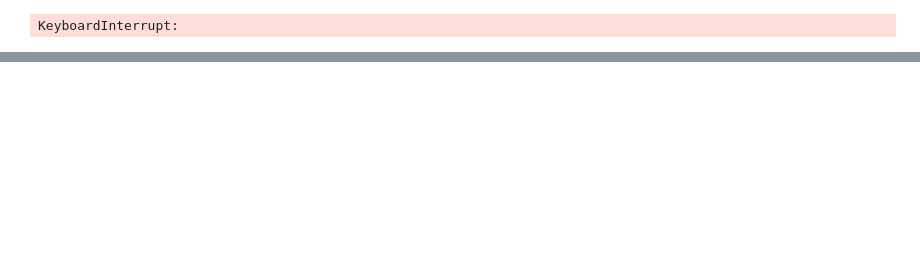
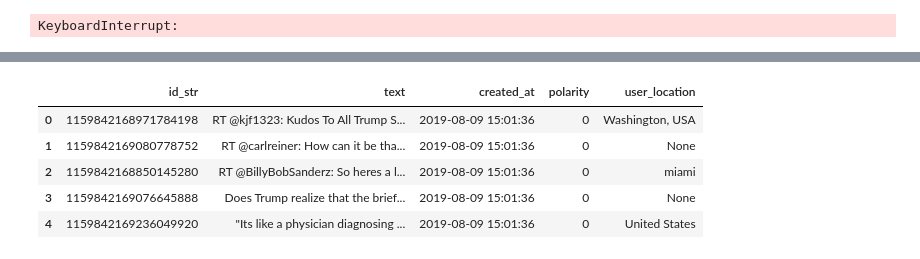
Before and after one commit to Chulong-Li/Real-time-Sentiment-Tracking-on-Twitter-for-Brand-Improvement-and-Trend-Recognition, a Jupyter notebook: Analysis_for_Topic_Trend.ipynb, the cells around one changed output, grey strips where cells are left out. Saved outputs shown, nothing was run; the diff lists cells and outputs as text; code cells hidden in the pictures; blank space fills up the shorter version.

```diff
--- a/Analysis_for_Topic_Trend.ipynb
+++ b/Analysis_for_Topic_Trend.ipynb
@@ -72,7 +74,10 @@ db_connection = mysql.connector.connect(
     database="TwitterDB",
     charset = 'utf8'
 )
-query = "SELECT id_str, text, created_at, polarity, user_location FROM {}  ".format(settings.TABLE_NAME)
+#query = "SELECT id_str, text, created_at, polarity, user_location FROM {}  ".format(settings.TABLE_NAME)
+timenow = (datetime.datetime.utcnow() - datetime.timedelta(hours=0, minutes=10)).strftime('%Y-%m-%d %H:%M:%S')
+query = "SELECT id_str, text, created_at, polarity, user_location FROM {} WHERE created_at >= '{}' ".format(settings.TABLE_NAME, timenow)
+
 df = pd.read_sql(query, con=db_connection)
 # UTC for date time at default
 df['created_at'] = pd.to_datetime(df['created_at'])
@@ -105,6 +110,17 @@ fdist = FreqDist(filtered_sent)
 fd = pd.DataFrame(fdist.most_common(25), columns = ["Word","Frequency"]).drop([0]).reindex()
 # Plot Bar chart
 fig = px.bar(fd, x="Word", y="Frequency")
+fig.update_traces(marker_color='rgb(240,128,128)', marker_line_color='rgb(8,48,107)',
+                  marker_line_width=1.5, opacity=0.8)
 fig.show()
 # %% [output]
 [interactive output not drawn]
+# %%
+df.head()
+# %% [output]
+|  | id_str | text | created_at | polarity | user_location |
+| 0 | 1159842168971784198 | RT @kjf1323: Kudos To All Trump S... | 2019-08-09 15:01:36 | 0 | Washington, USA |
+| 1 | 1159842169080778752 | RT @carlreiner: How can it be tha... | 2019-08-09 15:01:36 | 0 | None |
+| 2 | 1159842168850145280 | RT @BillyBobSanderz: So heres a l... | 2019-08-09 15:01:36 | 0 | miami |
+| 3 | 1159842169076645888 | Does Trump realize that the brief... | 2019-08-09 15:01:36 | 0 | None |
+| 4 | 1159842169236049920 | "Its like a physician diagnosing ... | 2019-08-09 15:01:36 | 0 | United States |
```
Also changed, not shown: parts of 5 cells of this notebook, 4 other files.
